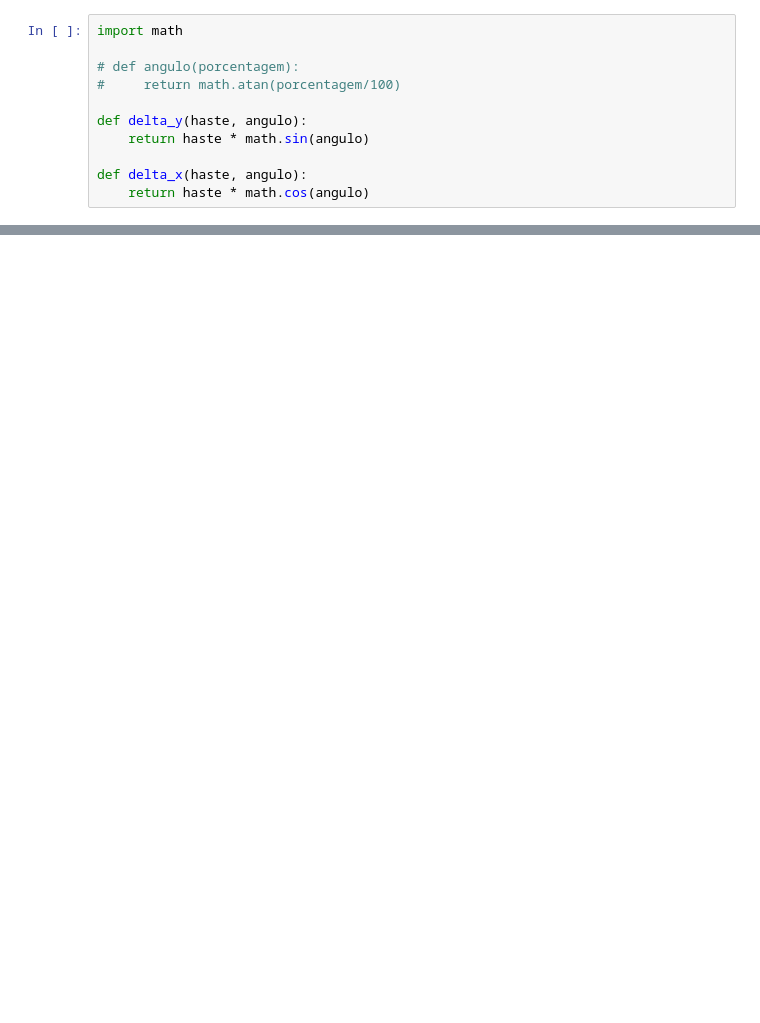
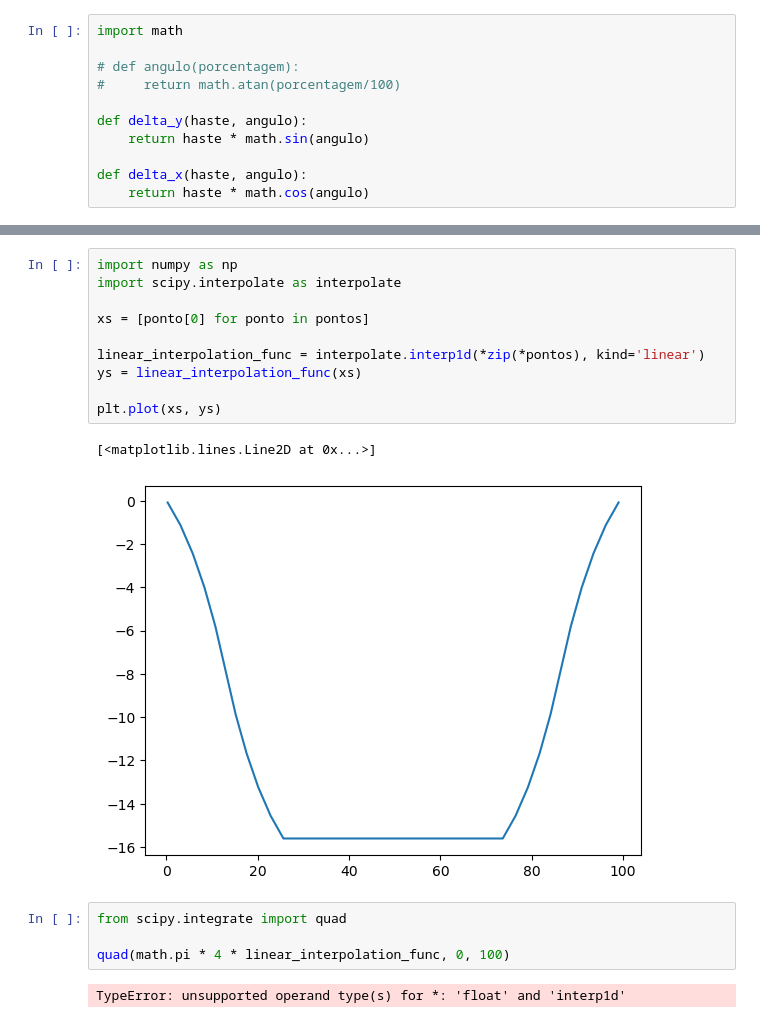
Before and after one commit to dieguim/romtec, a Jupyter notebook: romtec.ipynb, the cells around one changed output, grey strips where cells are left out. Drawn from its saved outputs; the diff is of its cells as text; blank space fills up the shorter version.

```diff
--- a/romtec.ipynb
+++ b/romtec.ipynb
@@ -61,0 +104,19 @@ plt.plot(*zip(*pontos))
+# %%
+import numpy as np
+import scipy.interpolate as interpolate
+
+xs = [ponto[0] for ponto in pontos]
+
+linear_interpolation_func = interpolate.interp1d(*zip(*pontos), kind='linear')
+ys = linear_interpolation_func(xs)
+
+plt.plot(xs, ys)
+# %% [output]
+[<matplotlib.lines.Line2D at 0x...>]
+[figure, added]
+# %%
+from scipy.integrate import quad
+
+quad(math.pi * 4 * linear_interpolation_func, 0, 100)
+# %% [output]
+TypeError: unsupported operand type(s) for *: 'float' and 'interp1d'
```
Also changed, not shown: parts of 5 cells of this notebook.
